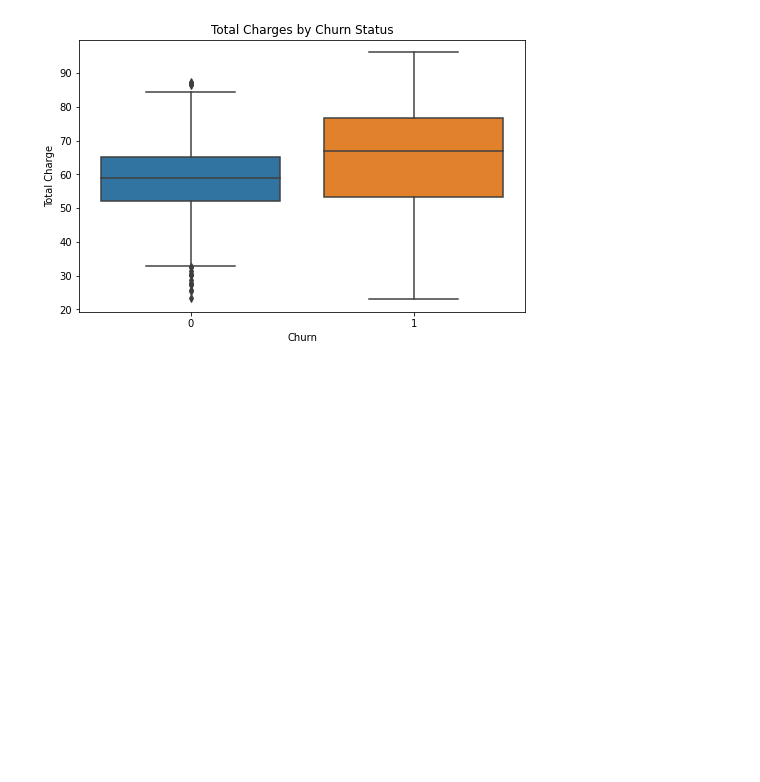
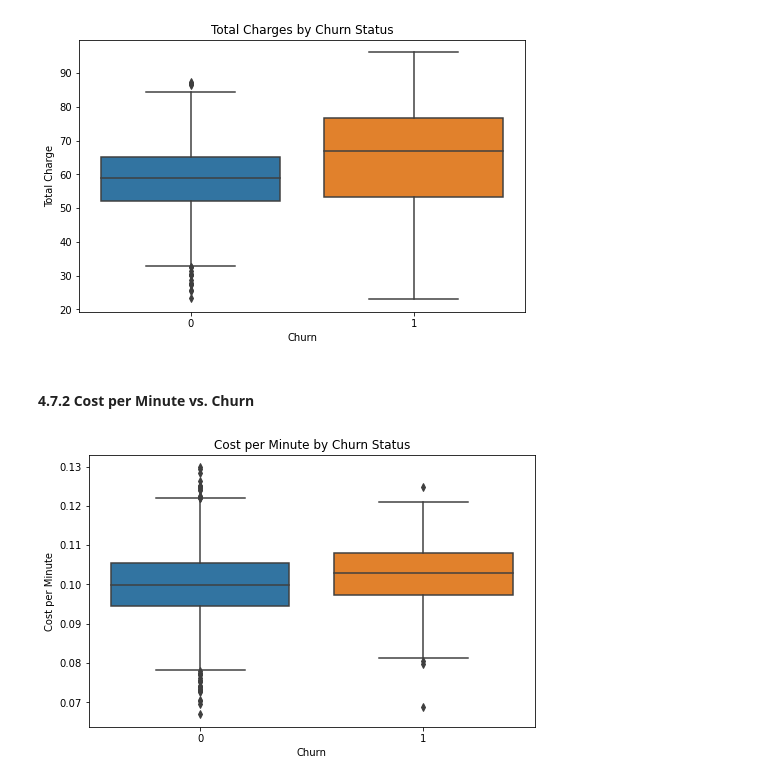
Before and after one commit to HellenDianaNjeri/SyriaTel-Customer-Churn, a Jupyter notebook: notebooks/SyriaTel Customer Churn.ipynb, the cells around one changed output. Drawn from its saved outputs; the diff is of its cells as text; code cells hidden in the pictures; blank space fills up the shorter version.

```diff
--- a/notebooks/SyriaTel Customer Churn.ipynb
+++ b/notebooks/SyriaTel Customer Churn.ipynb
@@ -476,3 +476,14 @@ plt.ylabel("Total Charge")
 plt.show()
 # %% [output]
 [figure]
+# %% [markdown]
+#### 4.7.2 Cost per Minute vs. Churn
+# %%
+plt.figure(figsize=(8, 5))
+sns.boxplot(x='churn', y='cost_per_minute', data=df)
+plt.title("Cost per Minute by Churn Status")
+plt.xlabel("Churn")
+plt.ylabel("Cost per Minute")
+plt.show()
+# %% [output]
+[figure, added]
```
Also changed, not shown: parts of 5 cells of this notebook.
